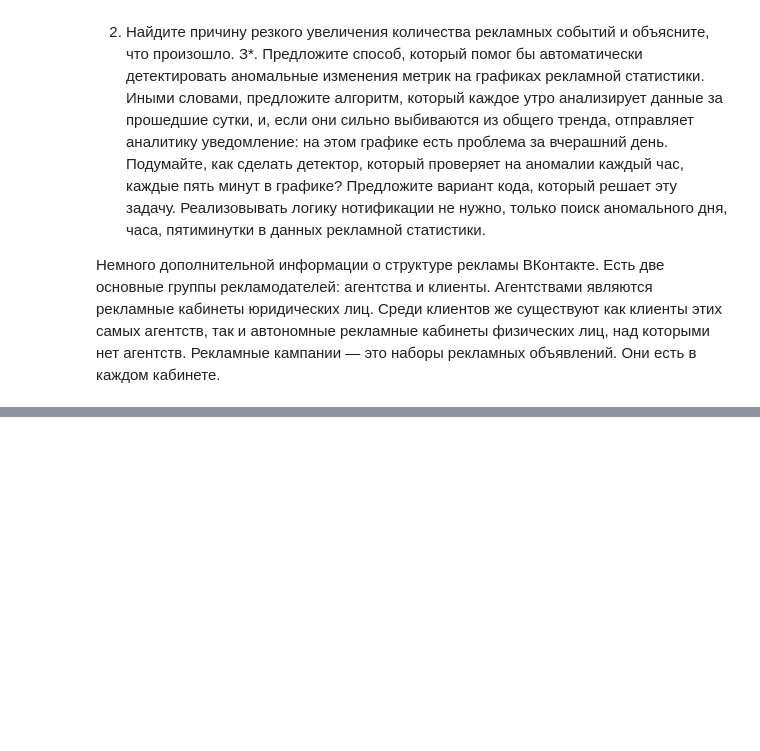
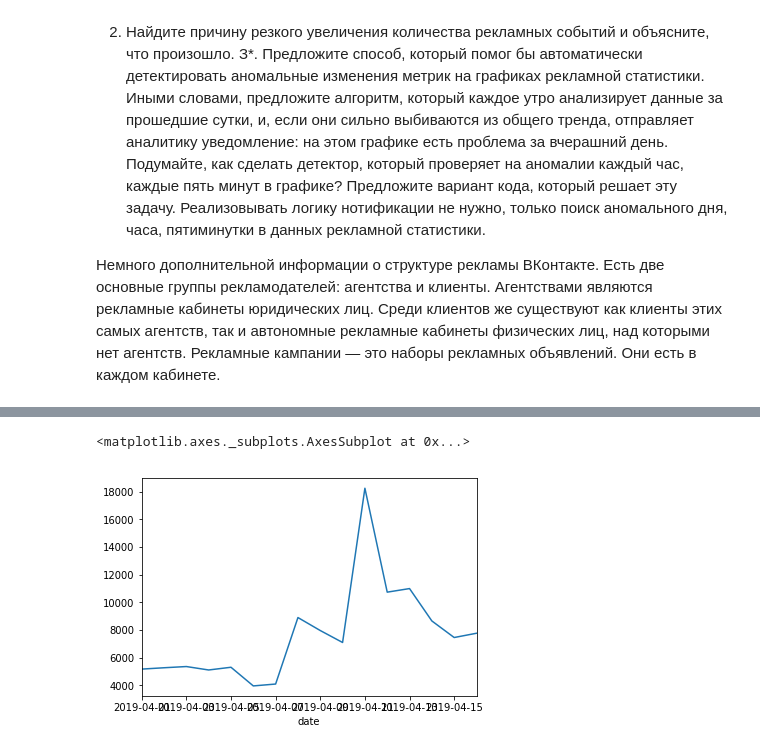
Before and after one commit to itslarin/ads, a Jupyter notebook: Ads.ipynb, the cells around one changed output, grey strips where cells are left out. Saved outputs shown, nothing was run; the diff lists cells and outputs as text; code cells hidden in the pictures; blank space fills up the shorter version.

```diff
--- a/Ads.ipynb
+++ b/Ads.ipynb
@@ -15,7 +15,7 @@
 # %%
 import pandas as pd
 # %%
-df = pd.read_csv('D:\Documents\YandexDisk\__VK_jobs\Data.csv',parse_dates=True)
+df = pd.read_csv('Data.csv',parse_dates=True)
 # %%
 df.time = pd.to_datetime(df.time, unit='s')
 # %%
@@ -30,3 +50,3 @@ df.head()
 # %%
-df2 = df.groupby('date')
+df2 = df.groupby(['date'])['time'].count()
 # %%
@@ -53,2 +73,5 @@ df2.head()
 # %%
-df.plot(x='date',y=)
+df2.plot(x='date')
+# %% [output]
+<matplotlib.axes._subplots.AxesSubplot at 0x...>
+[figure, added]
```
Also changed, not shown: parts of 5 cells of this notebook, 1 other file.
